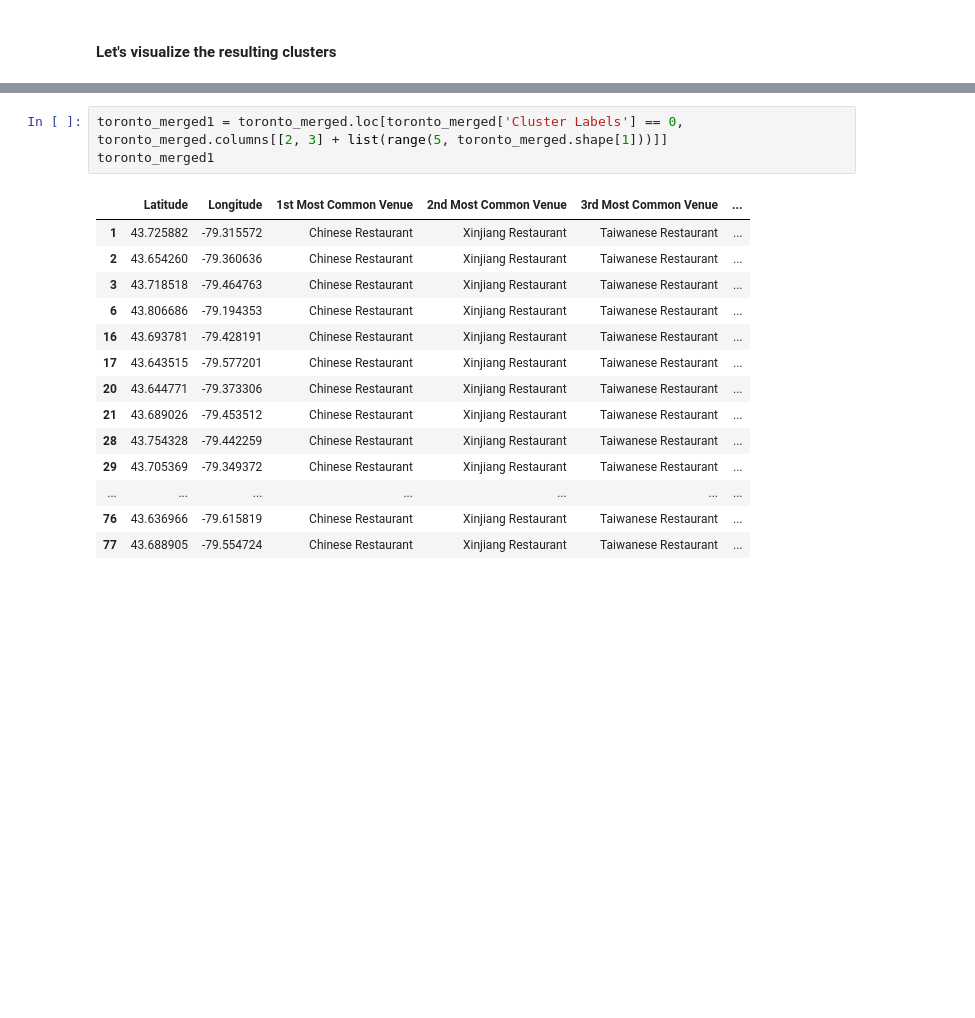
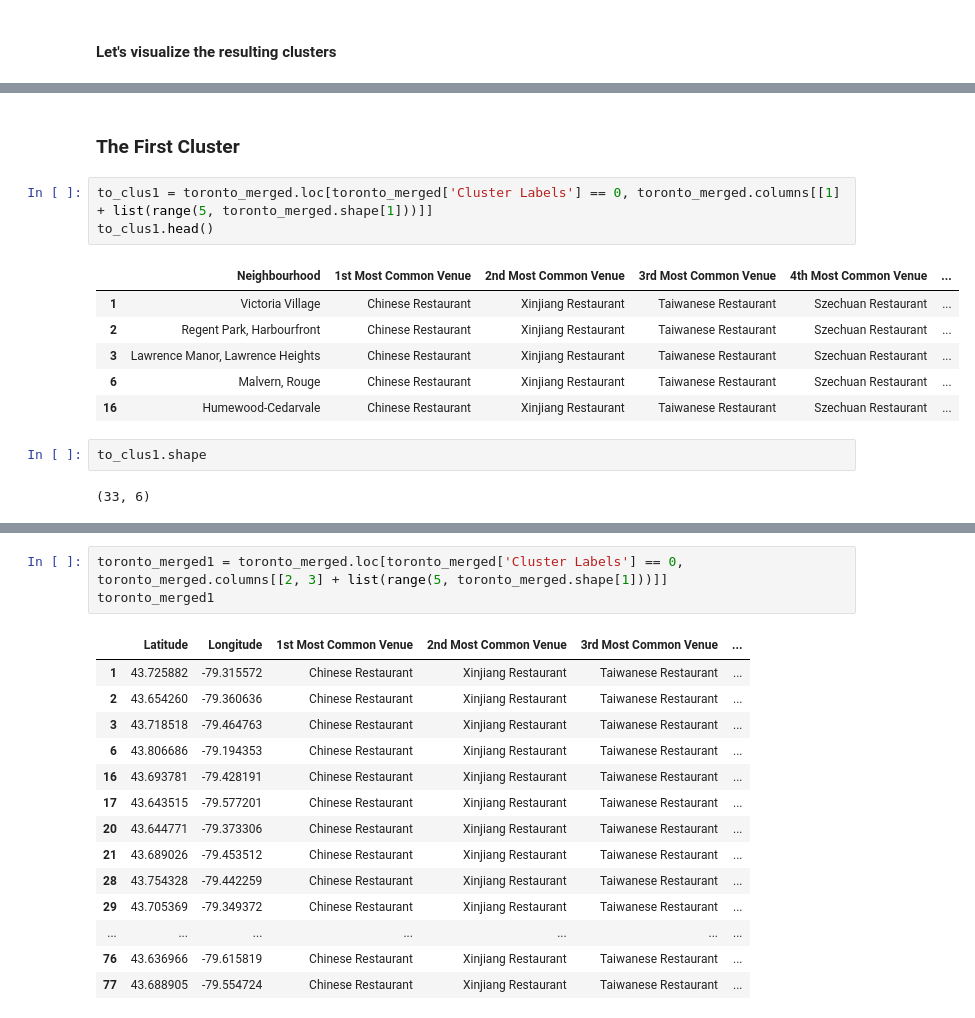
Before and after one commit to huiyi-see/Coursera_Capstone, a Jupyter notebook: Capstone_Project2.ipynb, the cells around one changed output, grey strips where cells are left out. Cells and saved outputs as stored; diff of their text form; blank space fills up the shorter version.

```diff
--- a/Capstone_Project2.ipynb
+++ b/Capstone_Project2.ipynb
@@ -610,0 +626,16 @@ TypeError: list indices must be integers or slices, not float
+# %% [markdown]
+### The First Cluster
+# %%
+to_clus1 = toronto_merged.loc[toronto_merged['Cluster Labels'] == 0, toronto_merged.columns[[1] + list(range(5, toronto_merged.shape[1]))]]
+to_clus1.head()
+# %% [output]
+|  | Neighbourhood | 1st Most Common Venue | 2nd Most Common Venue | 3rd Most Common Venue | 4th Most Common Venue | ... |
+| 1 | Victoria Village | Chinese Restaurant | Xinjiang Restaurant | Taiwanese Restaurant | Szechuan Restaurant | ... |
+| 2 | Regent Park, Harbourfront | Chinese Restaurant | Xinjiang Restaurant | Taiwanese Restaurant | Szechuan Restaurant | ... |
+| 3 | Lawrence Manor, Lawrence Heights | Chinese Restaurant | Xinjiang Restaurant | Taiwanese Restaurant | Szechuan Restaurant | ... |
+| 6 | Malvern, Rouge | Chinese Restaurant | Xinjiang Restaurant | Taiwanese Restaurant | Szechuan Restaurant | ... |
+| 16 | Humewood-Cedarvale | Chinese Restaurant | Xinjiang Restaurant | Taiwanese Restaurant | Szechuan Restaurant | ... |
+# %%
+to_clus1.shape
+# %% [output]
+(33, 6)
```
Also changed, not shown: parts of 18 cells of this notebook, 1 other file.
